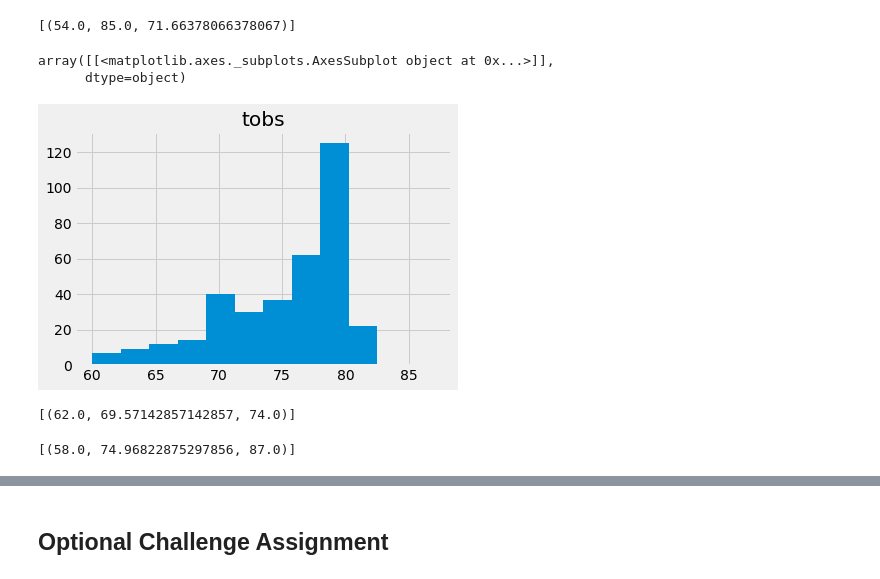
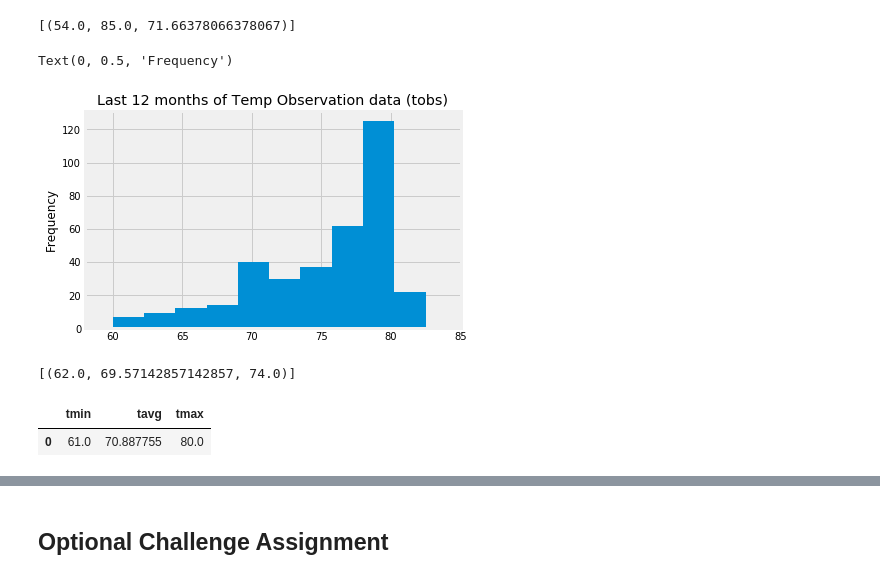
Before and after one commit to nandriychuk/SQLAlchemy, a Jupyter notebook: climate.ipynb, the cells around one changed output, grey strips where cells are left out. Cells and saved outputs as stored; diff of their text form; code cells hidden in the pictures.

```diff
--- a/climate.ipynb
+++ b/climate.ipynb
@@ -135,27 +115,27 @@ temperature
 # %%
 # Choose the station with the highest number of temperature observations.
 # Query the last 12 months of temperature observation data for this station and plot the results as a histogram
-# session.query(Measurement.station, func.count(Measurement.tobs))\
-#     .group_by(Measurement.station).order_by(Measurement.tobs.desc()).all()
 
 # Count number of temperature observations to get station with a highest number.
 results = session.query(Measurement.station, func.count(Measurement.tobs)).\
     filter(Measurement.date > year_ago).group_by(Measurement.station).order_by(func.count(Measurement.tobs).desc()).all()
 
 # Query the station with the highest number of temperature observations
 highest_n_temperature = session.query(Measurement.station,Measurement.tobs).\
     filter((Measurement.station) == results[0][0], Measurement.date > year_ago).all()
 
-# Load the query results into a Pandas DataFrame
+# Load the query results into a Pandas DataFrame and set index
 highest_n_temperature_pd = pd.DataFrame(highest_n_temperature)
 highest_n_temperature_pd.set_index(highest_n_temperature_pd["tobs"], inplace=True)
 
 # plot the results as a histogram
 highest_n_temperature_pd.hist(bins=12)
+plt.title("Last 12 months of Temp Observation data (tobs)")
+plt.xlim(58,85)
+plt.ylabel("Frequency")
 # %% [output]
-array([[<matplotlib.axes._subplots.AxesSubplot object at 0x...>]],
-      dtype=object)
+Text(0, 0.5, 'Frequency')
-[figure, old version]
+[figure, new version]
 # %%
 # This function called `calc_temps` will accept start date and end date in the format '%Y-%m-%d'
 # and return the minimum, average, and maximum temperatures for that range of dates
@@ -182,13 +162,9 @@ print(calc_temps('2012-02-28', '2012-03-05'))
 # for your trip using the previous year's data for those same dates and put them in the data frame.
 trip_temp = calc_temps('2017-02-10', '2017-02-25')
 trip_temp_pd = pd.DataFrame(trip_temp, columns=['tmin', 'tavg', 'tmax'])
-
 trip_temp_pd
-# a = calc_temps('2017-02-10')
-start="2016-07-08"
-output = calc_temps(start, "2017-08-23")
-output
 # %% [output]
-[(58.0, 74.96822875297856, 87.0)]
+|  | tmin | tavg | tmax |
+| 0 | 61.0 | 70.887755 | 80.0 |
 # %%
 # Plot the results from your previous query as a bar chart.
```
Also changed, not shown: parts of 10 cells of this notebook, 1 other file.
